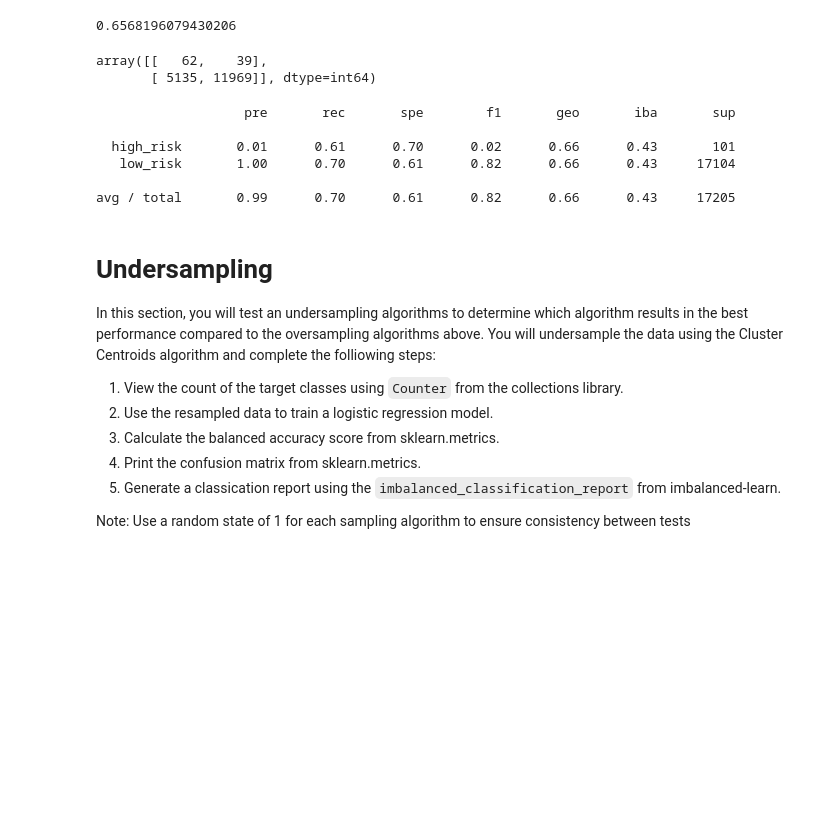
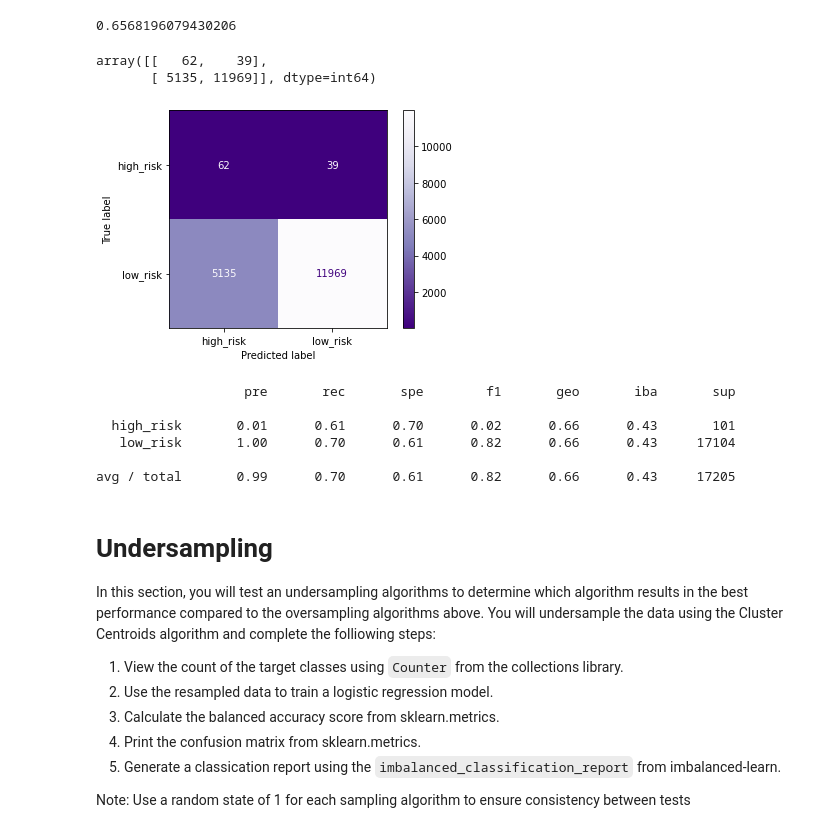
Before and after one commit to umakiyer/Credit_Risk_Analysis, a Jupyter notebook: credit_risk_resampling.ipynb, the cells around one changed output. Saved outputs shown, nothing was run; the diff lists cells and outputs as text; code cells hidden in the pictures; blank space fills up the shorter version.

```diff
--- a/credit_risk_resampling.ipynb
+++ b/credit_risk_resampling.ipynb
@@ -210,6 +214,10 @@ confusion_matrix(y_test, y_pred)
 # %% [output]
 array([[   62,    39],
        [ 5135, 11969]], dtype=int64)
+# %%
+disp=plot_confusion_matrix(model, X_test,y_test,cmap='Purples_r',values_format='d')
+# %% [output]
+[figure, added]
 # %%
 # Print the imbalanced classification report
 print(classification_report_imbalanced(y_test, y_pred))
```
Also changed, not shown: parts of 3 cells of this notebook, 1 other file.
